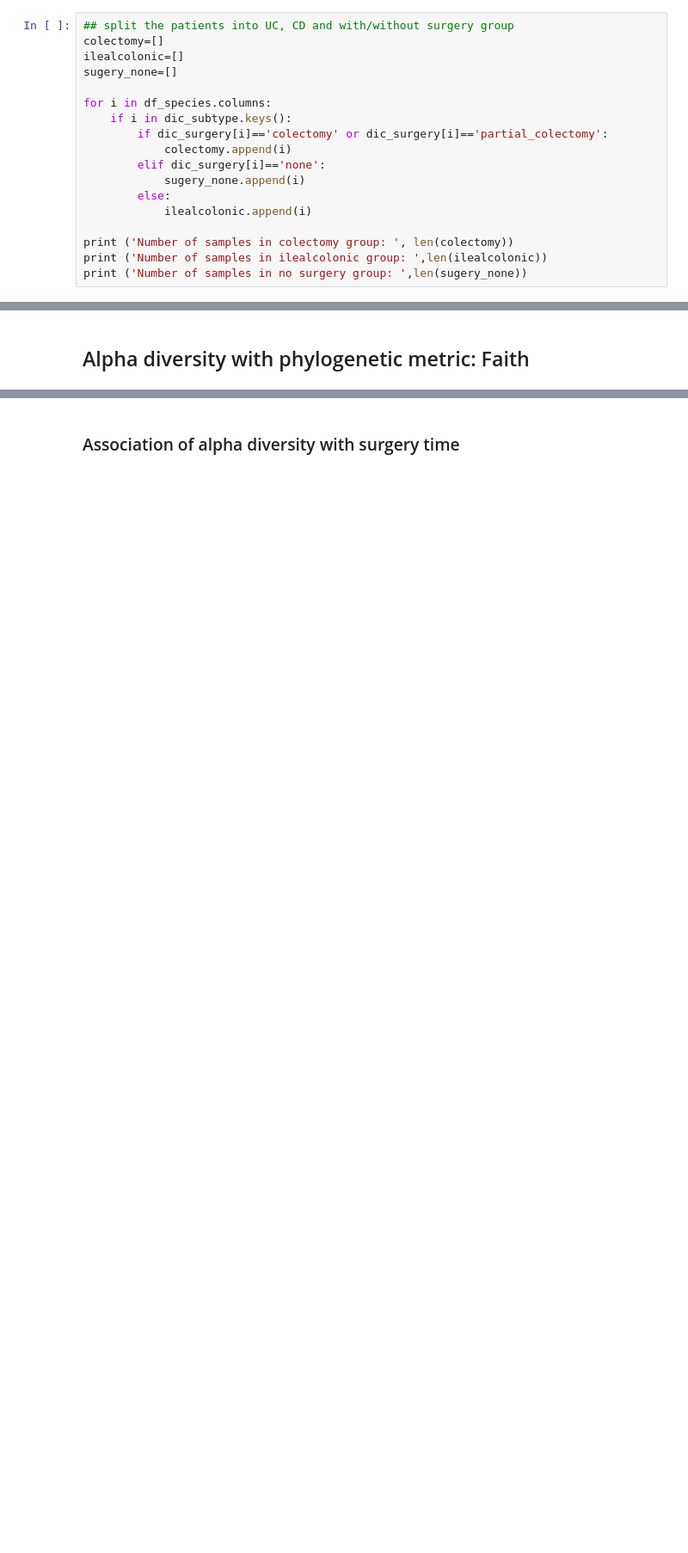
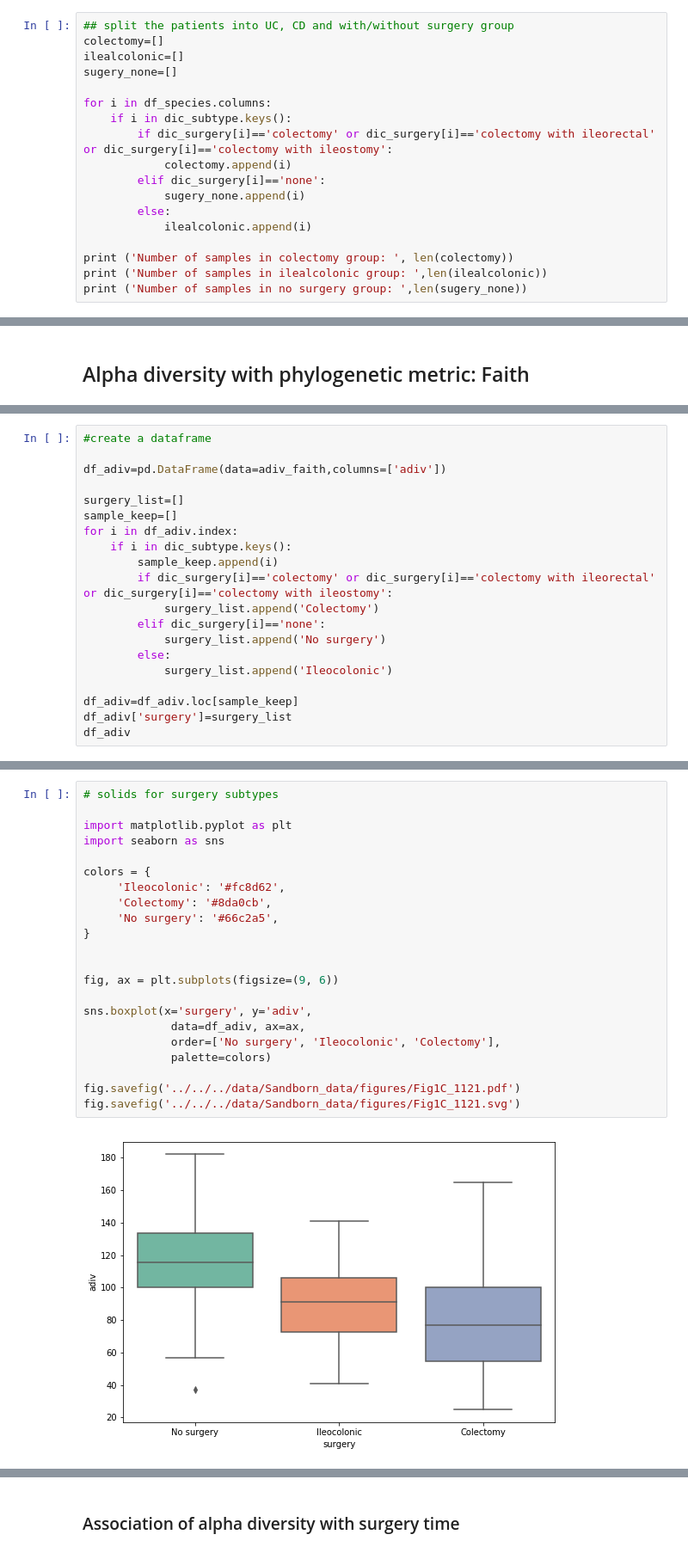
Before and after one commit to knightlab-analyses/ibd-surgery, a Jupyter notebook: notebooks_metagenomics/2.2 Biobank_Alpha_Diversity -python3.ipynb, the cells around one changed output, grey strips where cells are left out. Shown at 86% size. Drawn from its saved outputs; the diff is of its cells as text; blank space fills up the shorter version.

```diff
--- a/notebooks_metagenomics/2.2 Biobank_Alpha_Diversity -python3.ipynb
+++ b/notebooks_metagenomics/2.2 Biobank_Alpha_Diversity -python3.ipynb
@@ -41,7 +50,7 @@ sugery_none=[]
 
 for i in df_species.columns:
     if i in dic_subtype.keys():
-        if dic_surgery[i]=='colectomy' or dic_surgery[i]=='partial_colectomy':
+        if dic_surgery[i]=='colectomy' or dic_surgery[i]=='colectomy with ileorectal' or dic_surgery[i]=='colectomy with ileostomy':
             colectomy.append(i)
         elif dic_surgery[i]=='none':
             sugery_none.append(i)
@@ -111,0 +121,20 @@ Mean alpha diversity of all samples (Faith):
+# %%
+#create a dataframe
+
+df_adiv=pd.DataFrame(data=adiv_faith,columns=['adiv'])
+
+surgery_list=[]
+sample_keep=[]
+for i in df_adiv.index:
+    if i in dic_subtype.keys():
+        sample_keep.append(i)
+        if dic_surgery[i]=='colectomy' or dic_surgery[i]=='colectomy with ileorectal' or dic_surgery[i]=='colectomy with ileostomy':
+            surgery_list.append('Colectomy')
+        elif dic_surgery[i]=='none':
+            surgery_list.append('No surgery')
+        else:
+            surgery_list.append('Ileocolonic')
+
+df_adiv=df_adiv.loc[sample_keep]
+df_adiv['surgery']=surgery_list
+df_adiv
@@ -149,3 +183,27 @@ Text(0,0.5,'alpha diversity (Faith)')
+# %%
+# solids for surgery subtypes
+
+import matplotlib.pyplot as plt
+import seaborn as sns
+
+colors = {
+     'Ileocolonic': '#fc8d62',
+     'Colectomy': '#8da0cb',
+     'No surgery': '#66c2a5',
+}
+
+
+fig, ax = plt.subplots(figsize=(9, 6))
+
+sns.boxplot(x='surgery', y='adiv',
+             data=df_adiv, ax=ax,
+             order=['No surgery', 'Ileocolonic', 'Colectomy'],
+             palette=colors)
+
+fig.savefig('../../../data/Sandborn_data/figures/Fig1C_1121.pdf')
+fig.savefig('../../../data/Sandborn_data/figures/Fig1C_1121.svg')
+# %% [output]
+[figure, added]
 # %%
 ## Test the the statistical significance between 3 subgroups
 
```
Also changed, not shown: parts of 34 cells of this notebook, 6 other files.
